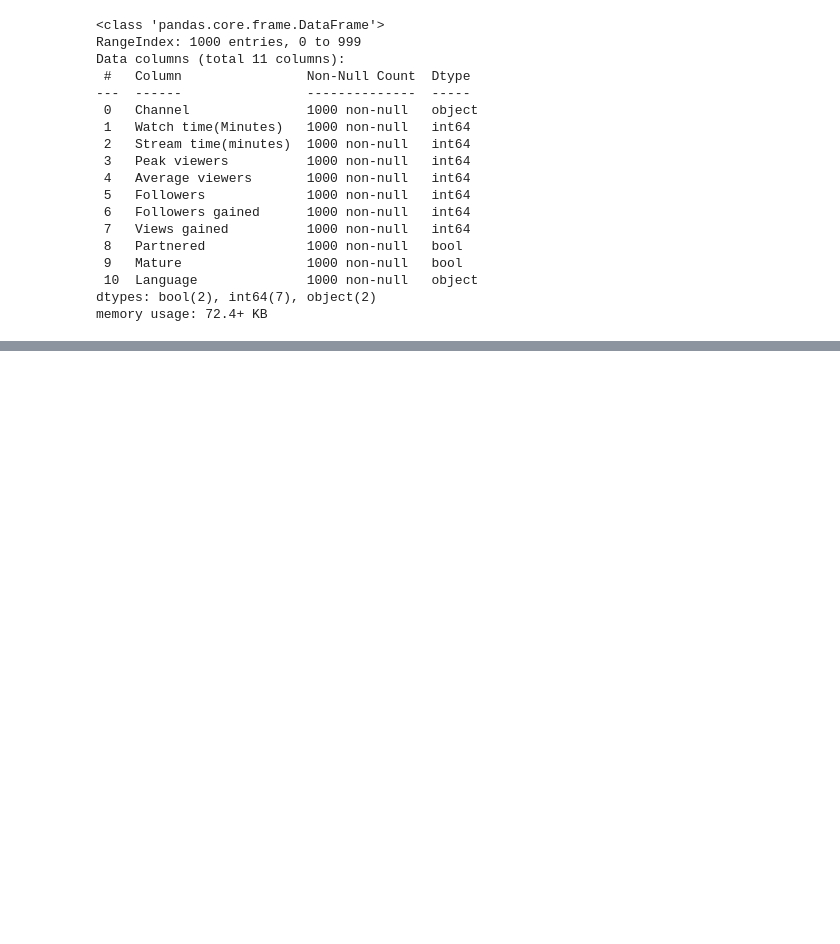
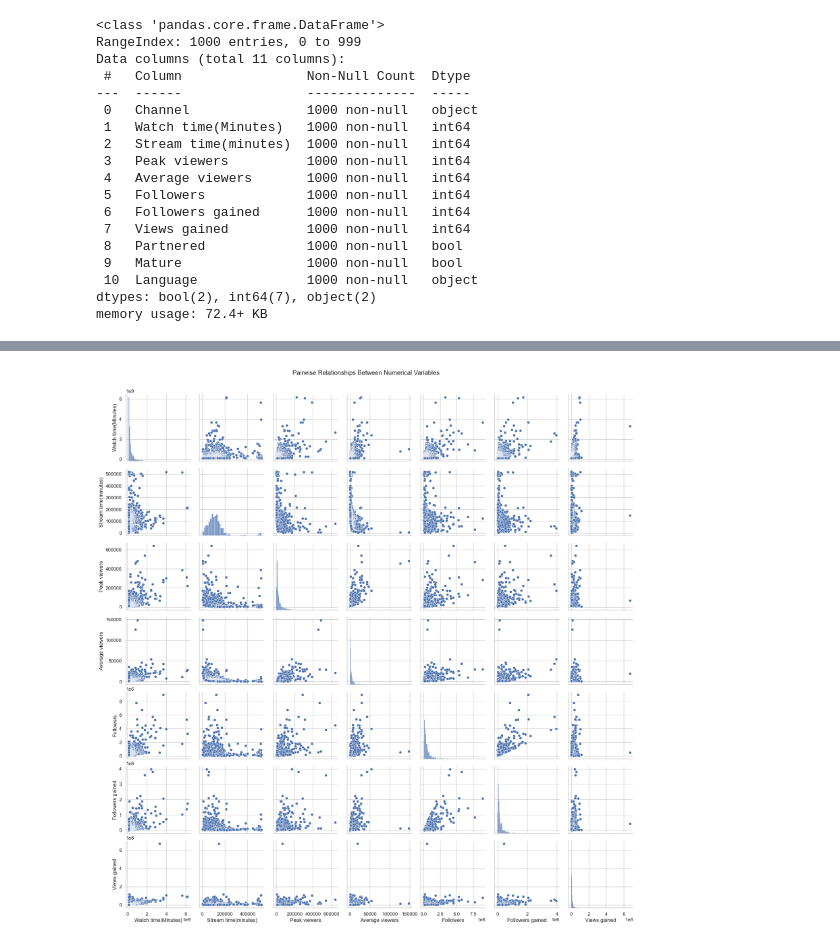
Before and after one commit to datasheng/CSC460_Anour_Ibrahim, a Jupyter notebook: hw4/eda.ipynb, the cells around one changed output, grey strips where cells are left out. Cells and saved outputs as stored; diff of their text form; code cells hidden in the pictures; blank space fills up the shorter version.

```diff
--- a/hw4/eda.ipynb
+++ b/hw4/eda.ipynb
@@ -89,0 +177,6 @@ plt.show()
+# %%
+sns.pairplot(df[numeric_cols])
+plt.suptitle("Pairwise Relationships Between Numerical Variables", y=1.02)
+plt.show()
+# %% [output]
+[figure, added]
```
Also changed, not shown: parts of 6 cells of this notebook.
